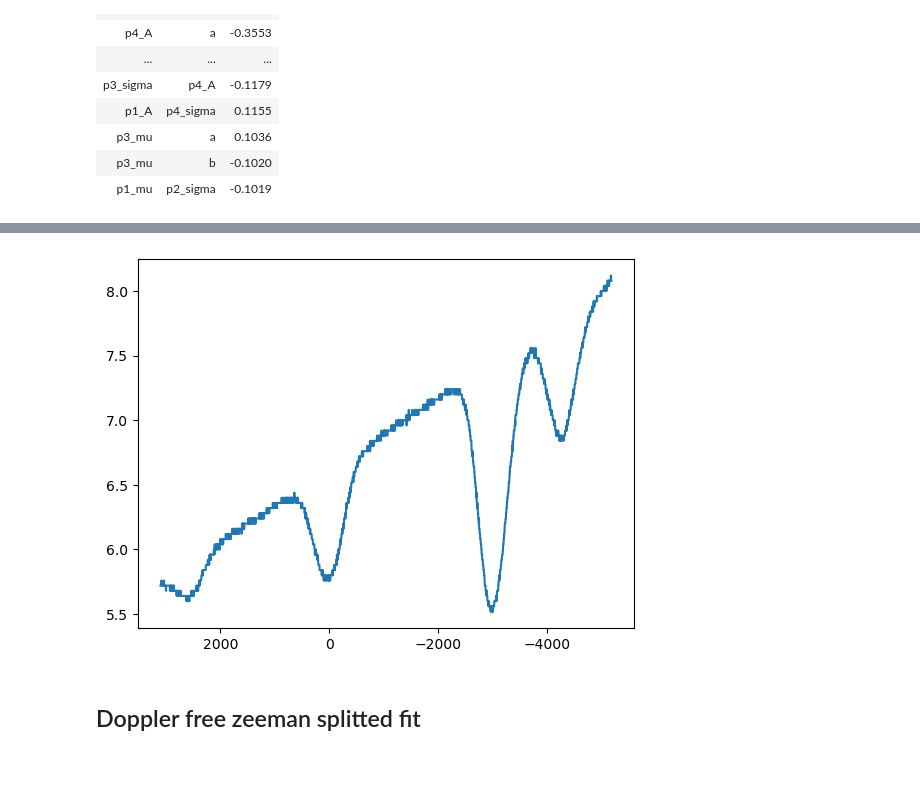
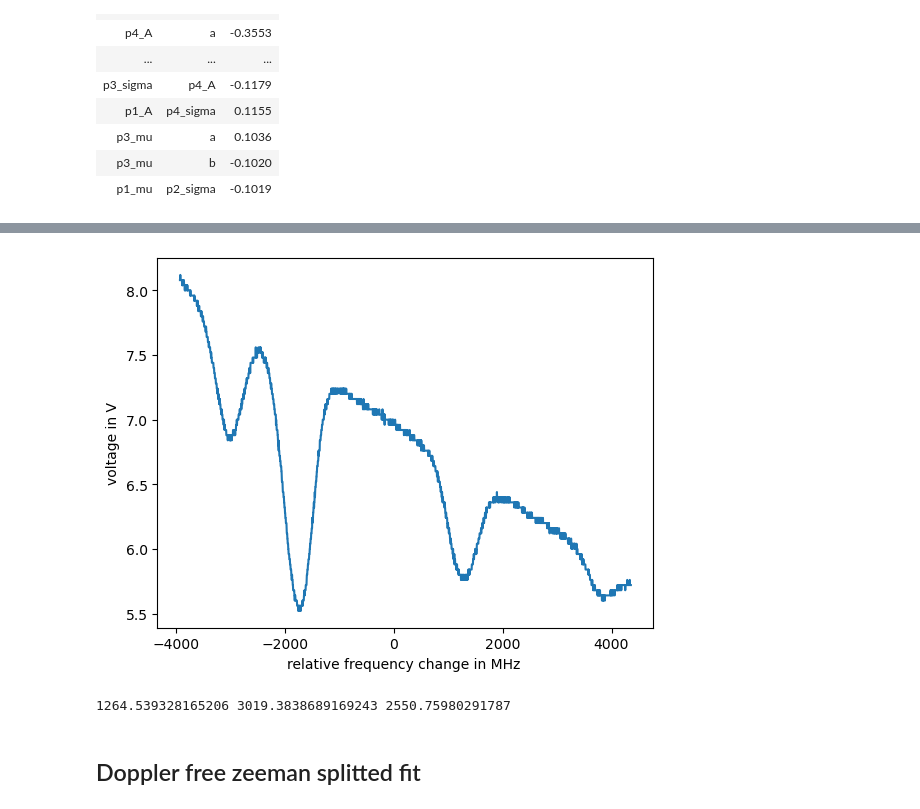
Before and after one commit to sabrahaim/Rubidium-spectrum, a Jupyter notebook: rubidium_spectra.ipynb, the cells around one changed output, grey strips where cells are left out. Saved outputs shown, nothing was run; the diff lists cells and outputs as text; code cells hidden in the pictures; blank space fills up the shorter version.

Commit message:
update
testing code (not finished)

```diff
--- a/rubidium_spectra.ipynb
+++ b/rubidium_spectra.ipynb
@@ -100,5 +100,6 @@ Correlations (unreported correlations are < 0.100)
 | p1_mu | p2_sigma | -0.1019 |
 # %%
 a = 6834.683/(fit_result.params['p4_mu'].value - fit_result.params['p1_mu'].value)
-b = -4271.677 - fit_result.params['p1_mu'].value*a
+# b = -4271.677 - fit_result.params['p1_mu'].value*a
+b = 1264.889 - fit_result.params['p3_mu'].value*a
 frequency = a*time + b
@@ -105,9 +122,19 @@ frequency = a*time + b
 # %%
 plt.plot(frequency, voltage)
-plt.gca().invert_xaxis()
+plt.xlabel("relative frequency change in MHz ")
+plt.ylabel("voltage in V")
 
 plt.show()
 # %% [output]
-[figure, old version]
+[figure, new version]
+# %%
+#testing the frequency axis
+delta_f_1 = (fit_result.params['p2_mu'].value*a) - (fit_result.params['p1_mu'].value*a)
+delta_f_2 = (fit_result.params['p3_mu'].value*a) - (fit_result.params['p2_mu'].value*a)
+delta_f_3 = (fit_result.params['p4_mu'].value*a) - (fit_result.params['p3_mu'].value*a)
+
+print(delta_f_1, delta_f_2, delta_f_3)
+# %% [output]
+1264.539328165206 3019.3838689169243 2550.75980291787
 # %% [markdown]
 ## Doppler free zeeman splitted fit
```
Also changed, not shown: parts of 7 cells of this notebook.
